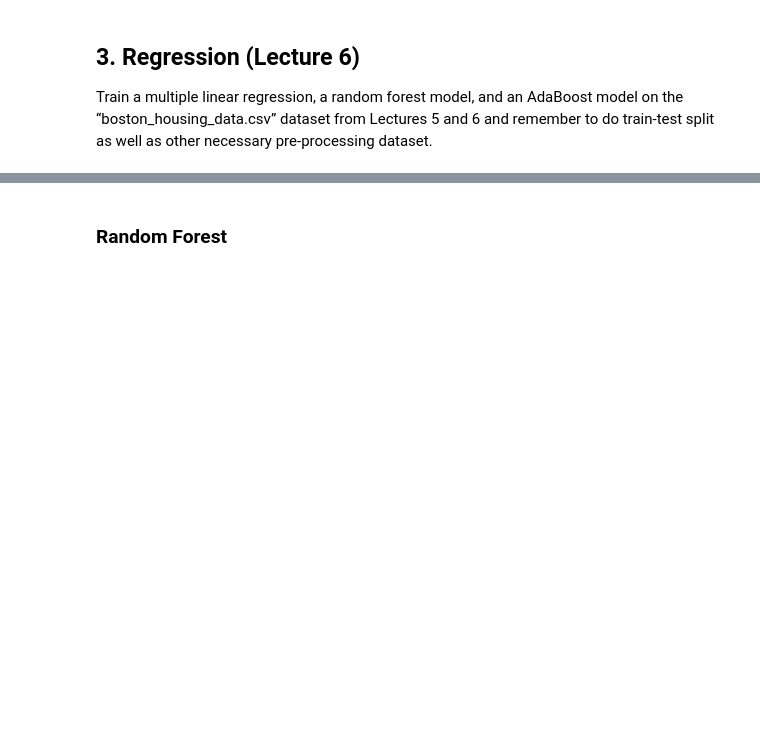
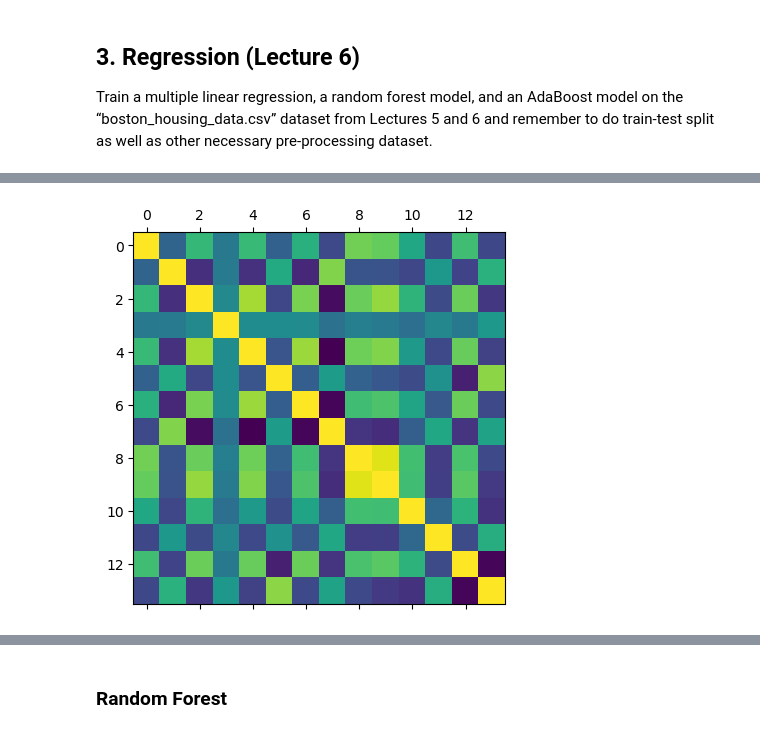
Before and after one commit to RasmuskjaerN/datathings, a Jupyter notebook: Exam_template.ipynb, the cells around one changed output, grey strips where cells are left out. Saved outputs shown, nothing was run; the diff lists cells and outputs as text; code cells hidden in the pictures; blank space fills up the shorter version.

```diff
--- a/Exam_template.ipynb
+++ b/Exam_template.ipynb
@@ -249,3 +392,8 @@ y = data['medv']
+# %%
+plt.matshow(data.corr())
+plt.show()
+# %% [output]
+[figure, added]
 # %%
 from sklearn import linear_model
 
```
Also changed, not shown: parts of 68 cells of this notebook.
